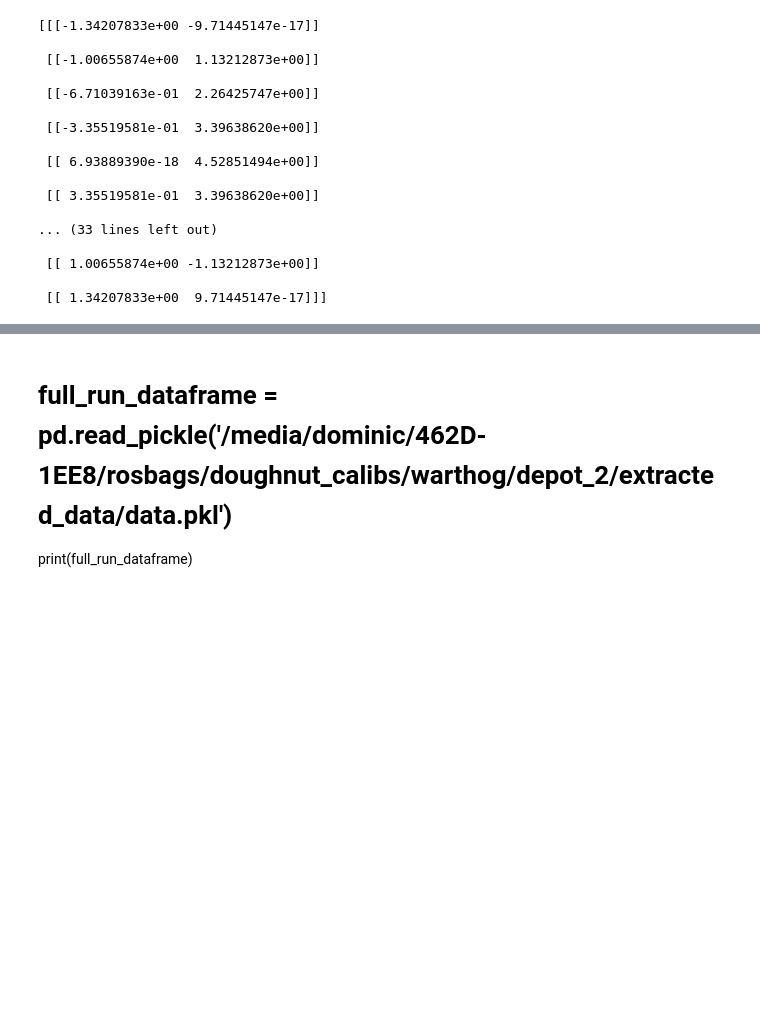
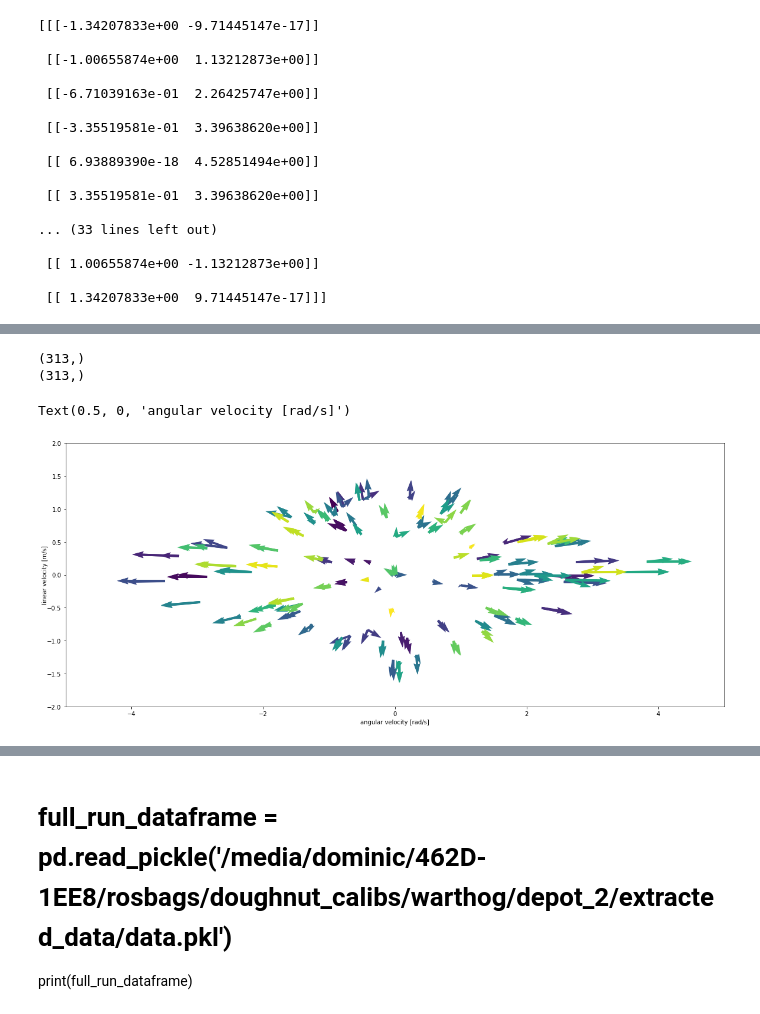
Before and after one commit to norlab-ulaval/norlab_WMRD, a Jupyter notebook: DB/plot_velocities.ipynb, the cells around one changed output, grey strips where cells are left out. Saved outputs shown, nothing was run; the diff lists cells and outputs as text; code cells hidden in the pictures; blank space fills up the shorter version.

```diff
--- a/DB/plot_velocities.ipynb
+++ b/DB/plot_velocities.ipynb
@@ -244,0 +267,24 @@ ax.set_ylim(-2, 2.0)
+# %%
+print(cmd_vx_steady_state.shape)
+print(encoder_vx_steady_state.shape)
+
+time_vec = np.linspace(0, encoder_omega_steady_state.shape[0], encoder_omega_steady_state.shape[0])
+
+plt.figure(figsize=(20,10))
+ax = plt.gca()
+fig = plt.gcf()
+
+ax.set_aspect('equal', 'box')
+
+ax.quiver(cmd_omega_steady_state, cmd_vx_steady_state, encoder_omega_steady_state, encoder_vx_steady_state, time_vec)
+
+ax.set_xlim(-5, 5)
+ax.set_ylim(-2, 2.0)
+
+ax.set_ylabel('linear velocity [m/s]', labelpad=-2)
+ax.set_xlabel('angular velocity [rad/s]')
+# %% [output]
+(313,)
+(313,)
+Text(0.5, 0, 'angular velocity [rad/s]')
+[figure, added]
```
Also changed, not shown: parts of 10 cells of this notebook, 4 other files.
